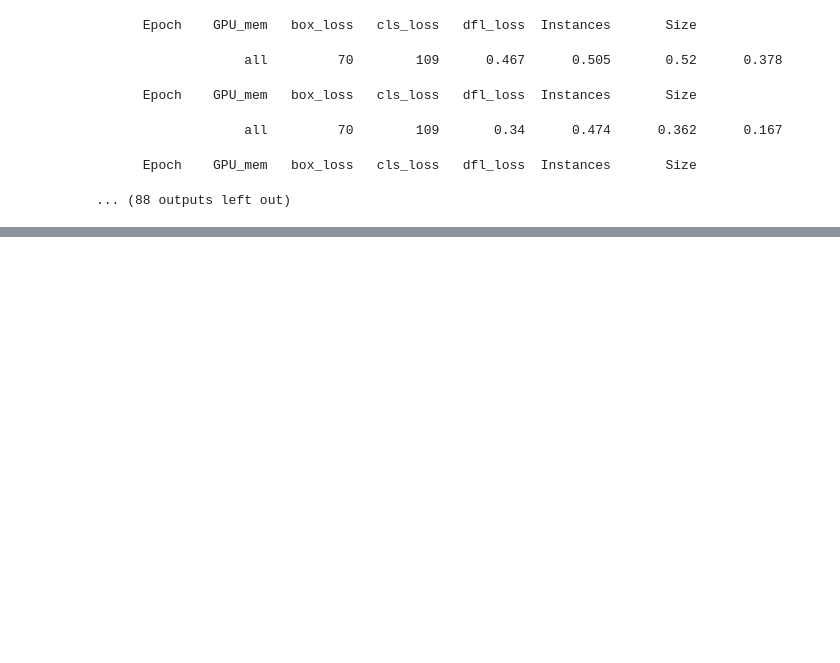
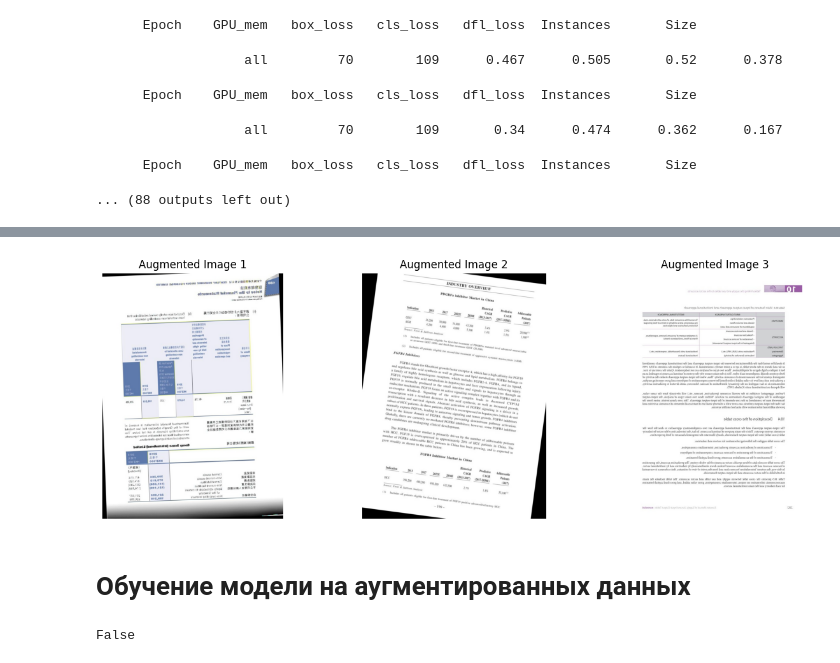
Before and after one commit to diemvs/table-parser, a Jupyter notebook: yolo/yolo_usage.ipynb, the cells around one changed output, grey strips where cells are left out. Saved outputs shown, nothing was run; the diff lists cells and outputs as text; code cells hidden in the pictures; blank space fills up the shorter version.

```diff
--- a/yolo/yolo_usage.ipynb
+++ b/yolo/yolo_usage.ipynb
@@ -171,0 +291,20 @@ Starting training for 50 epochs...
+# %%
+# Функция загрузки аннотаций YOLO
+def load_yolo_labels(label_path):
+    if not os.path.exists(label_path):
+        return []
+    labels = []
+    with open(label_path, "r") as f:
+        for line in f.readlines():
+            parts = line.strip().split()
+            cls = int(parts[0])
+            bbox = list(map(float, parts[1:]))
+            labels.append((cls, bbox))
+    return labels
+# %%
+# Функция сохранения аннотаций YOLO
+def save_yolo_labels(label_path, bboxes):
+    os.makedirs(os.path.dirname(label_path), exist_ok=True)
+    with open(label_path, "w") as f:
+        for cls, bbox in bboxes:
+            f.write(f"{cls} " + " ".join(map(str, bbox)) + "\n")
@@ -171,0 +356,40 @@ Starting training for 50 epochs...
+# %%
+import os
+import cv2
+import matplotlib.pyplot as plt
+import random
+
+# Пути к аугментированным изображениям
+aug_images_path = "table_dataset/images/train_aug"
+
+# Получаем список всех аугментированных изображений
+aug_images = [img for img in os.listdir(aug_images_path) if img.endswith(".jpg")]
+
+# Случайным образом выбираем 3 изображения
+random_images = random.sample(aug_images, 3)
+
+# Создаем фигуру для отображения
+plt.figure(figsize=(15, 5))
+
+# Загружаем и отображаем каждое изображение
+for i, img_file in enumerate(random_images):
+    img_path = os.path.join(aug_images_path, img_file)
+    image = cv2.imread(img_path)
+    image = cv2.cvtColor(image, cv2.COLOR_BGR2RGB)
+
+    plt.subplot(1, 3, i+1)
+    plt.imshow(image)
+    plt.axis("off")
+    plt.title(f"Augmented Image {i+1}")
+
+plt.show()
+# %% [output]
+[figure, added]
+# %% [markdown]
+# Обучение модели на аугментированных данных
+# %%
+import torch
+
+torch.cuda.is_available()
+# %% [output]
+False
```
Also changed, not shown: parts of 21 cells of this notebook, 2 other files.
